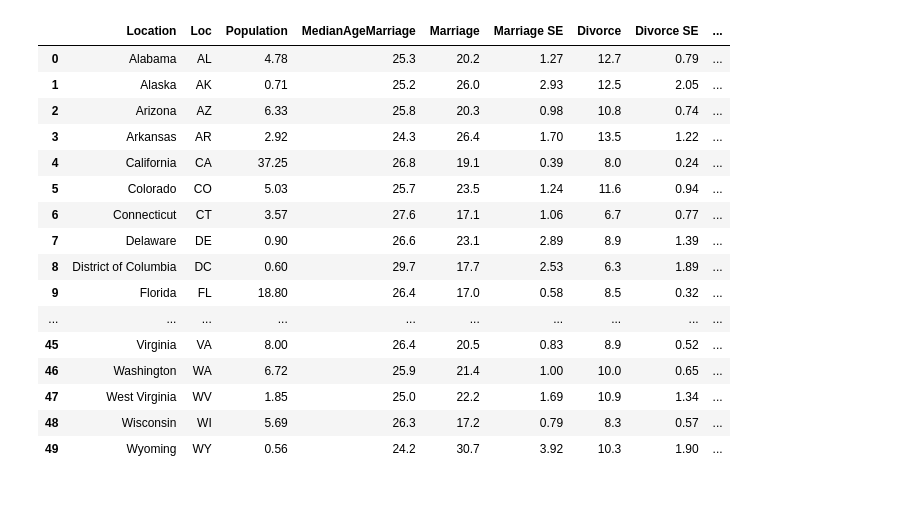
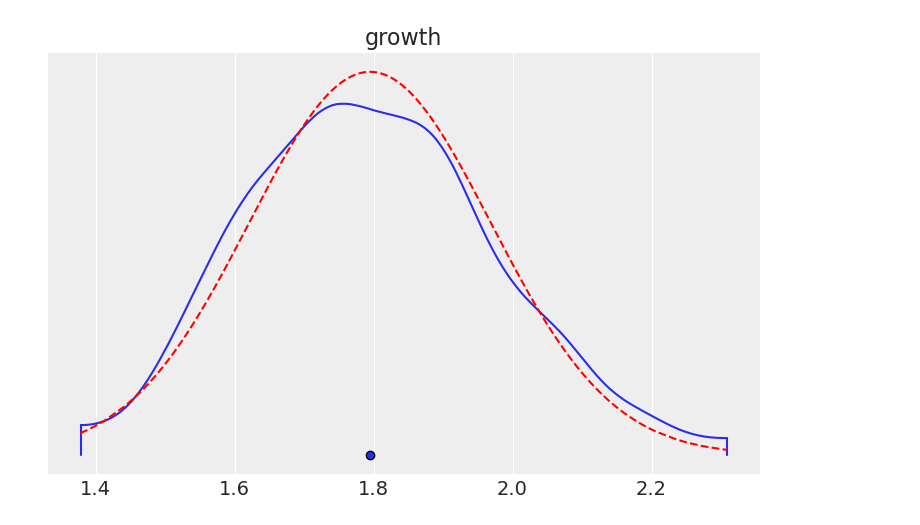
Before and after one commit to dnikku/jnbooks, a Jupyter notebook: nbooks/stats-rethinking2/04_chapter.ipynb, the cells around one changed output. Saved outputs shown, nothing was run; the diff lists cells and outputs as text; code cells hidden in the pictures; blank space fills up the shorter version.

Commit message:
stats-rethinking2/chapter-4 use reth2.py

```diff
--- a/nbooks/stats-rethinking2/04_chapter.ipynb
+++ b/nbooks/stats-rethinking2/04_chapter.ipynb
@@ -27,0 +55,28 @@ numpyro.set_platform("cpu")
+# %%
+# Code 4.1 Normal by addition
+growth = jnp.sum(reth2.r_sample(dist.Uniform(-1, 1), (1000, 16)), -1)
+az.plot_density({"": growth}, hdi_prob=1)
+x = jnp.sort(growth)
+plt.plot(x, reth2.PDF(dist.Normal(jnp.mean(x), jnp.std(x)), x), "r--")
+plt.ylabel("Normal by addition")
+plt.show()
+
+# Code 4.2 Normal by multiplication
+growth = jnp.prod(1 + reth2.r_sample(dist.Uniform(0, 0.1), (1000, 16)), -1)
+az.plot_density({"": growth}, hdi_prob=1)
+x = jnp.sort(growth)
+plt.plot(x, reth2.PDF(dist.Normal(jnp.mean(x), jnp.std(x)), x), "r--")
+plt.ylabel("Normal by multiplication")
+plt.show()
+
+# Code 4.5 Normal by log-multiplication
+growth = jnp.log( jnp.prod(1 + reth2.r_sample(dist.Uniform(0, 0.5), (1000, 16)), -1) )
+az.plot_density({"": growth}, hdi_prob=1)
+x = jnp.sort(growth)
+plt.plot(x, reth2.PDF(dist.Normal(jnp.mean(x), jnp.std(x)), x), "r--")
+plt.ylabel("Normal by multiplication")
+plt.show()
+
+
+
+#help(jnp.sum)
@@ -27,0 +87,10 @@ numpyro.set_platform("cpu")
+# %%
+# Code 4.2 Normal by multiplication
+growth = jnp.prod(1 + reth2.r_sample(dist.Uniform(0, 0.1), (1000, 12)), -1)
+az.plot_density({"growth": growth}, hdi_prob=1)
+
+x = jnp.sort(growth)
+plt.plot(x, reth2.PDF(dist.Normal(jnp.mean(x), jnp.std(x)), x), "r--")
+plt.show()
+# %% [output]
+[figure, added]
@@ -28,22 +101,2 @@ numpyro.set_platform("cpu")
 # %%
-DATASET_URL = "https://raw.githubusercontent.com/rmcelreath/rethinking/master/data/WaffleDivorce.csv"
-dset = pd.read_csv(DATASET_URL, sep=";")
-dset
+# !(cd data && curl -O https://raw.githubusercontent.com/rmcelreath/rethinking/master/data/Howell1.csv)
-# %% [output]
-|  | Location | Loc | Population | MedianAgeMarriage | Marriage | Marriage SE | Divorce | Divorce SE | ... |
-| 0 | Alabama | AL | 4.78 | 25.3 | 20.2 | 1.27 | 12.7 | 0.79 | ... |
-| 1 | Alaska | AK | 0.71 | 25.2 | 26.0 | 2.93 | 12.5 | 2.05 | ... |
-| 2 | Arizona | AZ | 6.33 | 25.8 | 20.3 | 0.98 | 10.8 | 0.74 | ... |
-| 3 | Arkansas | AR | 2.92 | 24.3 | 26.4 | 1.70 | 13.5 | 1.22 | ... |
-| 4 | California | CA | 37.25 | 26.8 | 19.1 | 0.39 | 8.0 | 0.24 | ... |
-| 5 | Colorado | CO | 5.03 | 25.7 | 23.5 | 1.24 | 11.6 | 0.94 | ... |
-| 6 | Connecticut | CT | 3.57 | 27.6 | 17.1 | 1.06 | 6.7 | 0.77 | ... |
-| 7 | Delaware | DE | 0.90 | 26.6 | 23.1 | 2.89 | 8.9 | 1.39 | ... |
-| 8 | District of Columbia | DC | 0.60 | 29.7 | 17.7 | 2.53 | 6.3 | 1.89 | ... |
-| 9 | Florida | FL | 18.80 | 26.4 | 17.0 | 0.58 | 8.5 | 0.32 | ... |
-| ... | ... | ... | ... | ... | ... | ... | ... | ... | ... |
-| 45 | Virginia | VA | 8.00 | 26.4 | 20.5 | 0.83 | 8.9 | 0.52 | ... |
-| 46 | Washington | WA | 6.72 | 25.9 | 21.4 | 1.00 | 10.0 | 0.65 | ... |
-| 47 | West Virginia | WV | 1.85 | 25.0 | 22.2 | 1.69 | 10.9 | 1.34 | ... |
-| 48 | Wisconsin | WI | 5.69 | 26.3 | 17.2 | 0.79 | 8.3 | 0.57 | ... |
-| 49 | Wyoming | WY | 0.56 | 24.2 | 30.7 | 3.92 | 10.3 | 1.90 | ... |
```
Also changed, not shown: parts of 53 cells of this notebook, 5 other files.
